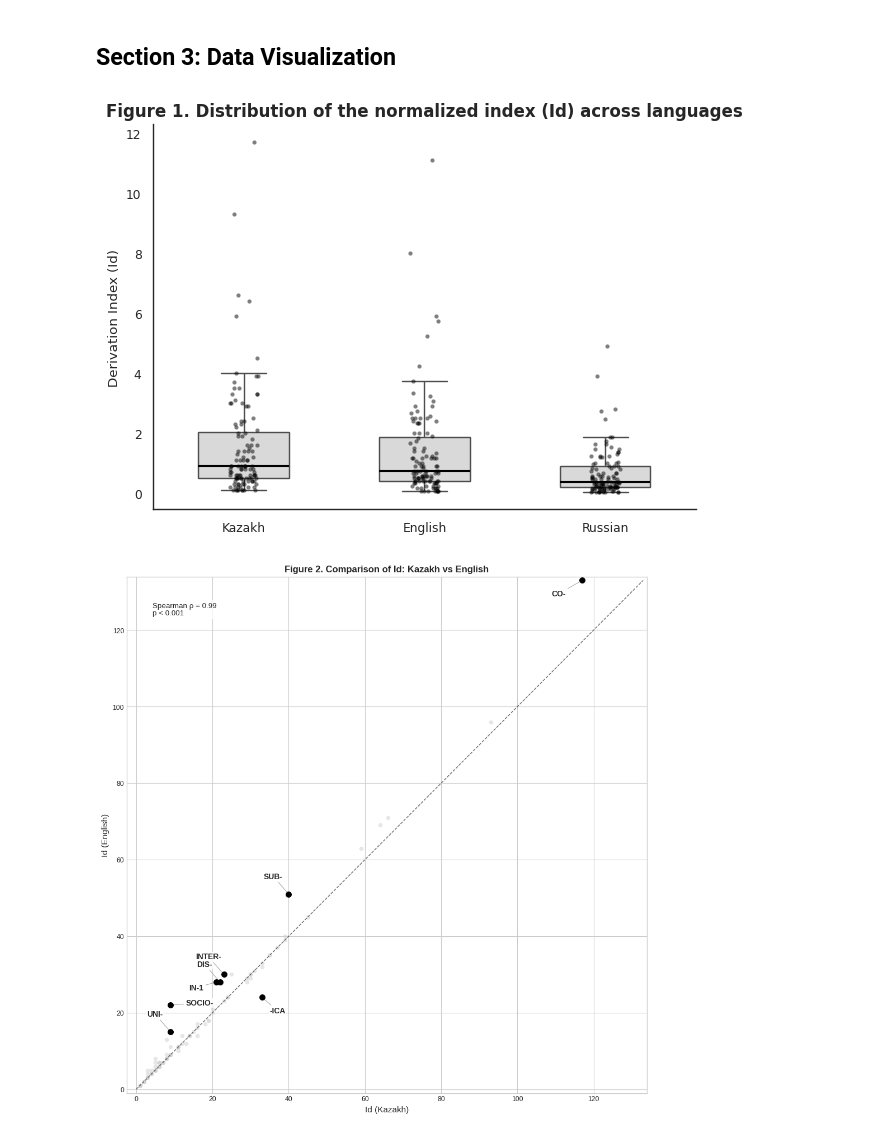
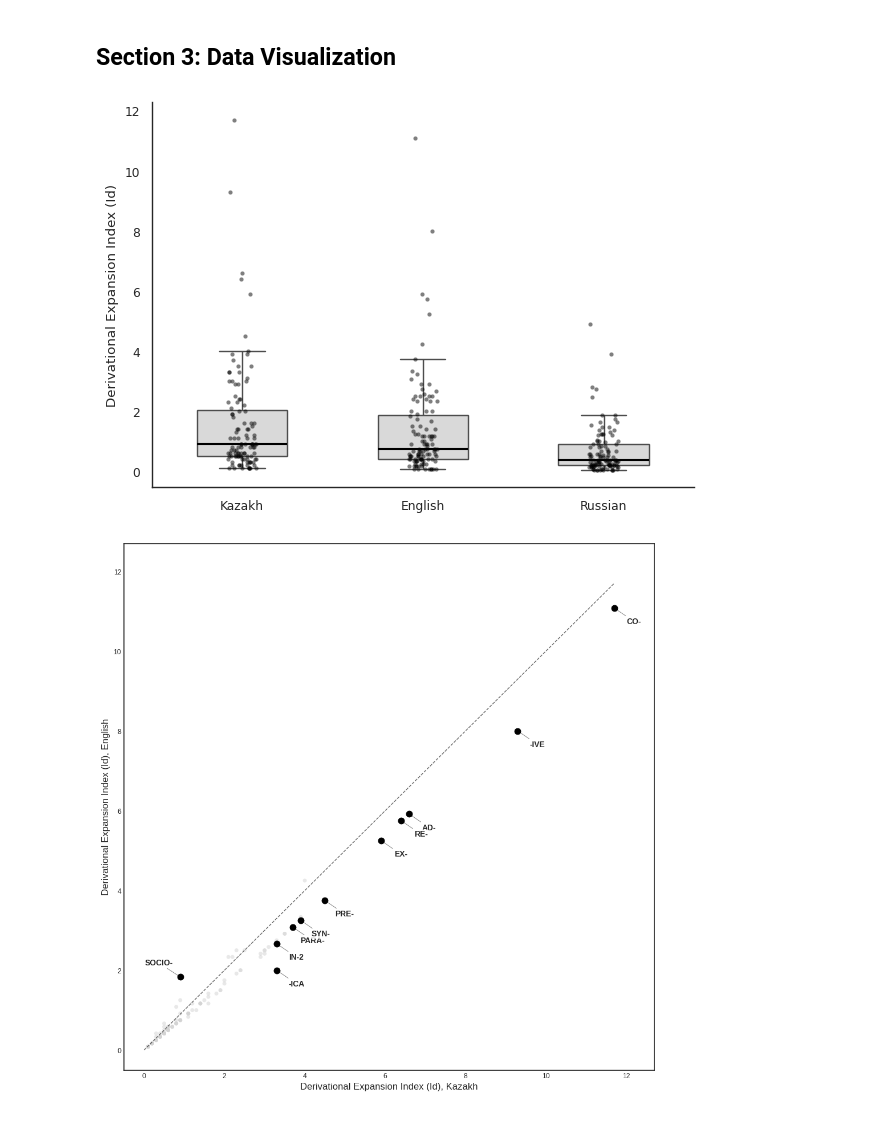
Before and after one commit to azamatovaibar-hub/Greco-Latin-Terminology-Analysis, a Jupyter notebook: notebooks/Lexical_Analysis_Kaz_Eng_Rus.ipynb, the cells around one changed output. Saved outputs shown, nothing was run; the diff lists cells and outputs as text; code cells hidden in the pictures.

```diff
--- a/notebooks/Lexical_Analysis_Kaz_Eng_Rus.ipynb
+++ b/notebooks/Lexical_Analysis_Kaz_Eng_Rus.ipynb
@@ -61,58 +61,70 @@ plt.figure(figsize=(7,5))
 sns.boxplot(data=df_long_id, x="Language", y="Id", width=0.5, showfliers=False, color="#D9D9D9",
             boxprops=dict(edgecolor="#4D4D4D"), whiskerprops=dict(color="#4D4D4D"),
             capprops=dict(color="#4D4D4D"), medianprops=dict(color="#000000", linewidth=1.5))
 sns.stripplot(data=df_long_id, x="Language", y="Id", color="#000000", alpha=0.5, jitter=0.08, size=3)
-plt.title('Figure 1. Distribution of the normalized index (Id) across languages', fontsize=12, weight='bold')
-plt.ylabel("Derivation Index (Id)")
+# --- plt.title('Figure 1. Distribution of the normalized index (Id) across languages', fontsize=12, weight='bold') ---
+plt.ylabel("Derivational Expansion Index (Id)")
 plt.xlabel("")
 sns.despine()
 
 
 if not os.path.exists('../results'): os.makedirs('../results', exist_ok=True)
 plt.savefig('Figure_1_Distribution.png', dpi=300, bbox_inches='tight')
 plt.show()
 
-# ---  FIGURE 2: CROSS-LINGUISTIC COMPARISON (KZ vs EN) ---
+# --- 2. FIGURE 2: CROSS-LINGUISTIC COMPARISON (KZ vs EN) ---
+
+
 plt.figure(figsize=(12, 12))
-plt.style.use('seaborn-v0_8-whitegrid')
+plt.style.use('seaborn-v0_8-white') # Чистый фон без сетки
 
-rho, p_val = spearmanr(df['KZ'], df['EN'])
-plt.scatter(df['KZ'], df['EN'], s=20, color='lightgrey', alpha=0.5)
 
-threshold = 5.5
-outliers = df[abs(df['KZ'] - df['EN']) >= threshold]
-plt.scatter(outliers['KZ'], outliers['EN'], s=50, color='black', edgecolor='black', zorder=5)
+rho, p_val = spearmanr(df['KZ_Id'], df['EN_Id'])
 
-max_val = max(df['KZ'].max(), df['EN'].max())
+
+plt.scatter(df['KZ_Id'], df['EN_Id'], s=25, color='lightgrey', alpha=0.5, edgecolors='none')
+
+
+threshold_id = 0.6
+outliers = df[abs(df['KZ_Id'] - df['EN_Id']) >= threshold_id]
+
+
+plt.scatter(outliers['KZ_Id'], outliers['EN_Id'], s=60, color='black', edgecolor='black', zorder=5)
+
+
+max_val = max(df['KZ_Id'].max(), df['EN_Id'].max())
 plt.plot([0, max_val], [0, max_val], color='black', linestyle='--', linewidth=1, alpha=0.6)
 
+
 for i in range(len(outliers)):
-    x, y, label = outliers.iloc[i]['KZ'], outliers.iloc[i]['EN'], outliers.iloc[i]['Morpheme']
-    off_x, off_y, align = (-20 if y > x else 20), (20 if y > x else -20), 'center'
+    x, y, label = outliers.iloc[i]['KZ_Id'], outliers.iloc[i]['EN_Id'], outliers.iloc[i]['Morpheme']
 
-    if "SOCIO-" in label: off_x, off_y, align = 20, 0, 'left'
-    elif "CO-" in label: off_x, off_y = -30, -20
-    elif "IN-" in label: off_x, off_y, align = -35, -10, 'left'
-    elif x < 2.5: off_x, off_y, align = 45, 15, 'left'
+    off_x = -25 if y > x else 25
+    off_y = 20 if y > x else -20
+    align = 'center'
+
+
+    if "SOCIO-" in label: off_x, off_y, align = -45, 15, 'left'
+    elif "CO-" in label: off_x, off_y = 25, -20
+   # elif "IN-" in label: off_x, off_y, align = 35, 10, 'left'
+    elif x < 1.0: off_x, off_y, align = 40, 10, 'left'
 
     plt.annotate(label, (x, y), textcoords="offset points", xytext=(off_x, off_y),
                  ha=align, fontsize=10, weight='bold',
-                 bbox=dict(boxstyle="round,pad=0.1", fc="white", ec="none", alpha=0.9),
-                 arrowprops=dict(arrowstyle='-', color='darkgrey', lw=0.8))
+                 bbox=dict(boxstyle="round,pad=0.1", fc="white", ec="none", alpha=0.8),
+                 arrowprops=dict(arrowstyle='-', color='grey', lw=0.7))
 
-plt.xlim(-2.5, max_val + 1)
-plt.ylim(-1.0, max_val + 1)
-plt.text(0.05, 0.95, f'Spearman ρ = {rho:.2f}\np < 0.001', transform=plt.gca().transAxes,
-         verticalalignment='top', bbox=dict(boxstyle='round', facecolor='white', alpha=0.8))
 
-plt.title('Figure 2. Comparison of Id: Kazakh vs English', fontsize=12, weight='bold')
-plt.xlabel('Id (Kazakh)', fontsize=11)
-plt.ylabel('Id (English)', fontsize=11)
+plt.xlim(-0.5, max_val + 1)
+plt.ylim(-0.5, max_val + 1)
+plt.xlabel('Derivational Expansion Index (Id), Kazakh', fontsize=12)
+plt.ylabel('Derivational Expansion Index (Id), English', fontsize=12)
+
 
 
 if not os.path.exists('../results'): os.makedirs('../results', exist_ok=True)
-plt.savefig('Figure_2_Comparison.png', dpi=300, bbox_inches='tight')
+plt.savefig('Figure_2_Comparison_Id.png', dpi=300, bbox_inches='tight')
 plt.show()
 # %% [output]
-[figure, old version]
+[figure, new version]
-[figure, old version]
+[figure, new version]
```
